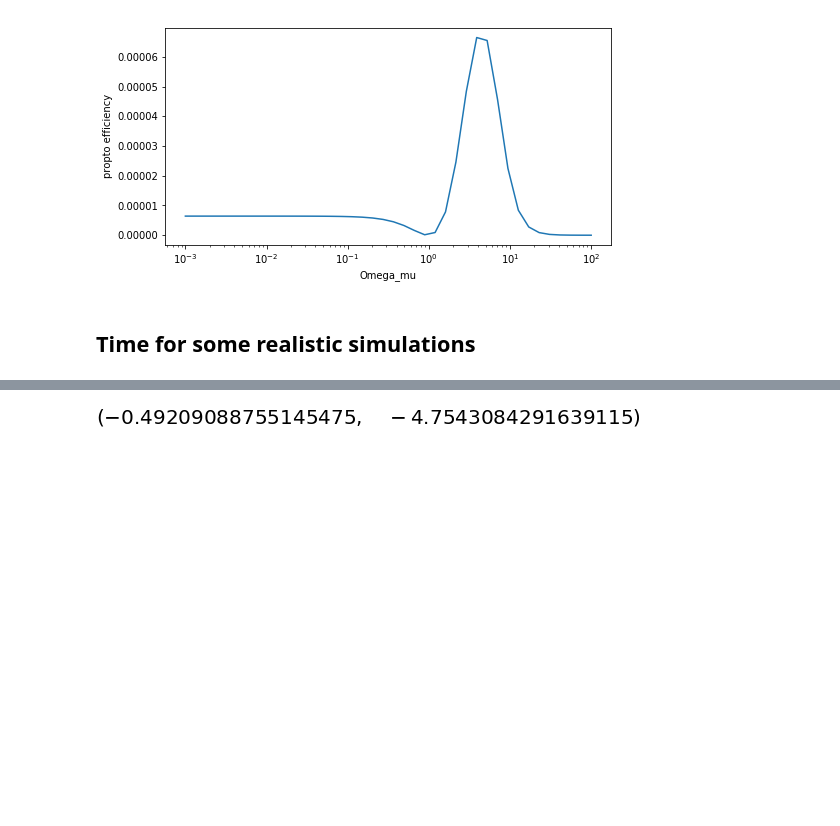
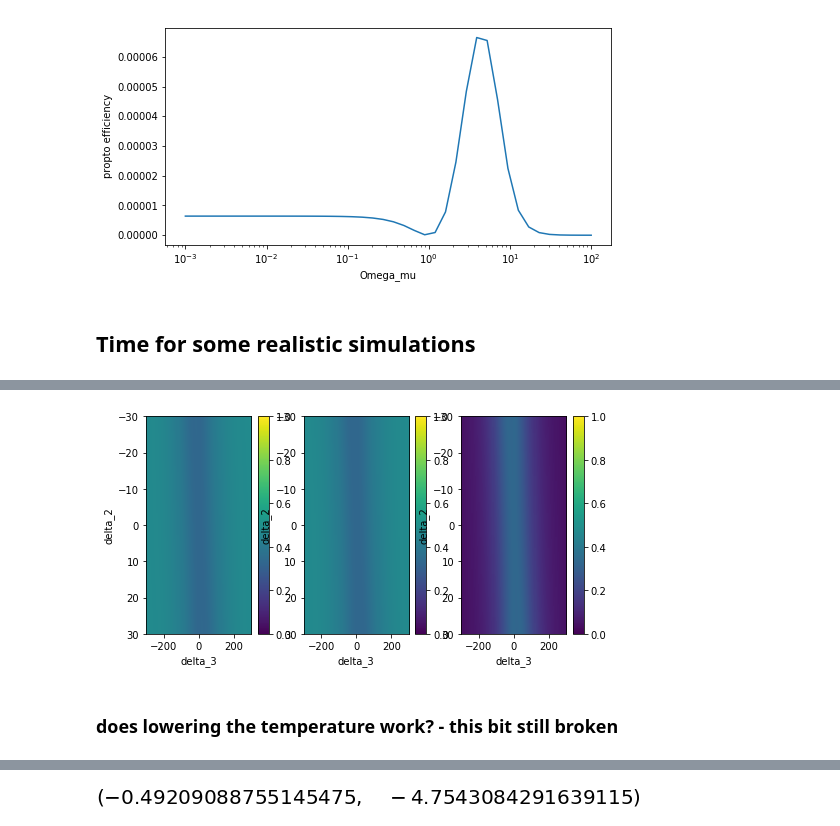
Before and after one commit to rareearthquantum/model_upconversion_peter, a Jupyter notebook: cavityenhancedraman.ipynb, the cells around one changed output, grey strips where cells are left out. Saved outputs shown, nothing was run; the diff lists cells and outputs as text; code cells hidden in the pictures; blank space fills up the shorter version.

```diff
--- a/cavityenhancedraman.ipynb
+++ b/cavityenhancedraman.ipynb
@@ -994,0 +1271,29 @@ def omegao_from_Pin(Pin,p):
+# %%
+plt.subplot(1,3,1)
+plt.rcParams['figure.figsize'] = [8, 4]
+plt.imshow(pop[:,:,0],
+           extent = [min(delta3vals)/1e6,max(delta3vals)/1e6,max(delta2vals)/1e6,min(delta2vals)/1e6],
+           norm=Norm(vmin=0, vmax=1),aspect='auto')
+plt.ylabel('delta_2')
+plt.xlabel('delta_3')
+plt.colorbar();
+
+plt.subplot(1,3,2)
+plt.rcParams['figure.figsize'] = [8, 4]
+plt.imshow(pop[:,:,1],extent = [min(delta3vals)/1e6,max(delta3vals)/1e6,max(delta2vals)/1e6,min(delta2vals)/1e6],
+           norm=Norm(vmin=0, vmax=1),aspect='auto')
+plt.ylabel('delta_2')
+plt.xlabel('delta_3')
+plt.colorbar();
+
+plt.subplot(1,3,3)
+plt.rcParams['figure.figsize'] = [8, 4]
+plt.imshow(pop[:,:,2],extent = [min(delta3vals)/1e6,max(delta3vals)/1e6,max(delta2vals)/1e6,min(delta2vals)/1e6],
+           norm=Norm(vmin=0, vmax=1),aspect='auto')
+plt.ylabel('delta_2')
+plt.xlabel('delta_3')
+plt.colorbar();
+# %% [output]
+[figure, added]
+# %% [markdown]
+### does lowering the temperature work? - this bit still broken
```
Also changed, not shown: parts of 30 cells of this notebook.
